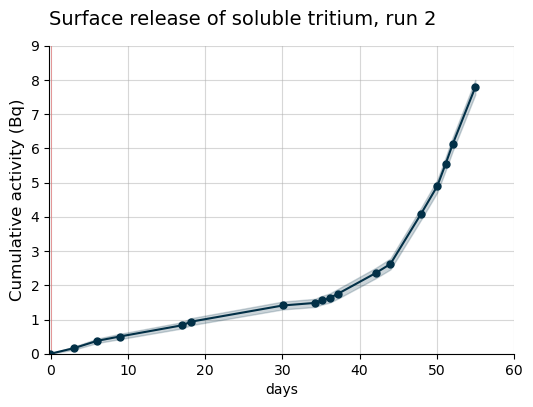
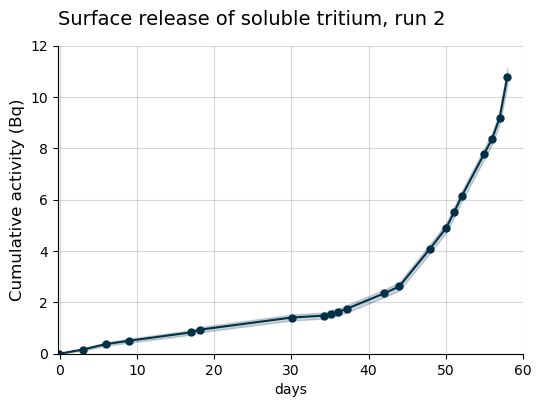
Code edit (unified diff) that turned the first committed figure into the second:
--- before
+++ after
@@ -45,5 +45,5 @@
 
 plt.title("Surface release of soluble tritium, run 2", loc="left", fontsize=14, pad=15)
-plt.ylim(top=9)
+plt.ylim(top=12)
 plt.xlim(right = 60)
 plt.xlim(left = -0.2)

Commit: Running analysis